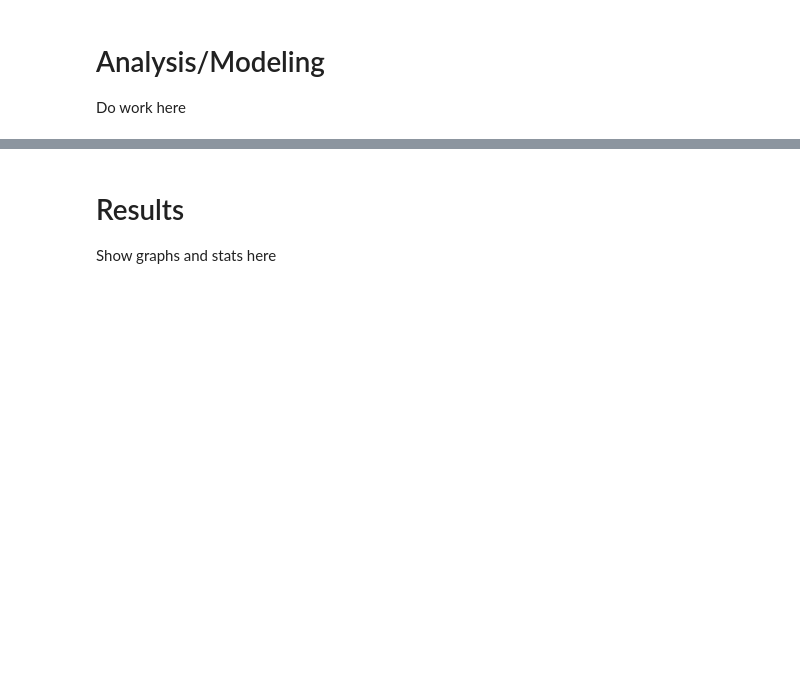
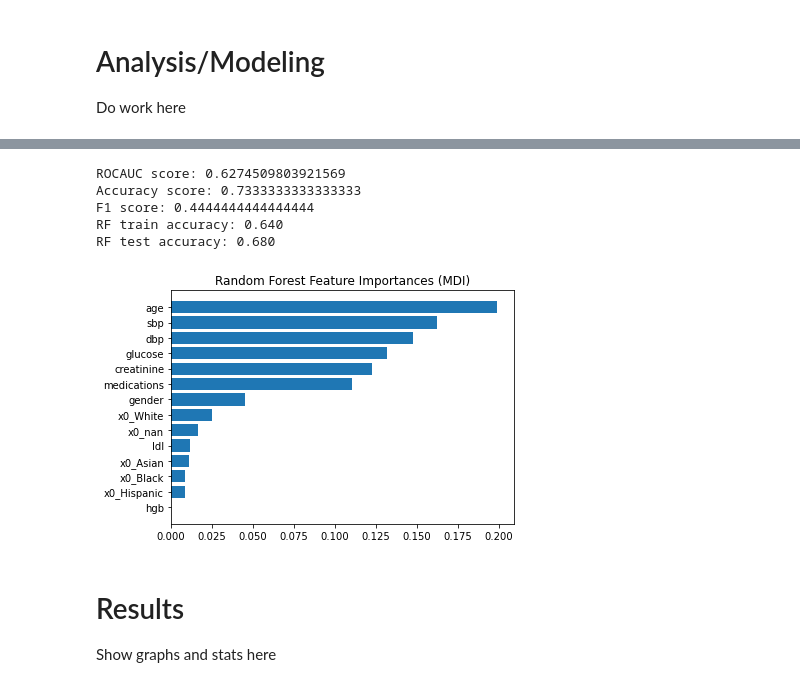
Before and after one commit to choikwun/ckd_assignment, a Jupyter notebook: ckd.ipynb, the cells around one changed output, grey strips where cells are left out. Saved outputs shown, nothing was run; the diff lists cells and outputs as text; code cells hidden in the pictures; blank space fills up the shorter version.

Commit message:
add random forest classifier and feature importances and presentation

```diff
--- a/ckd.ipynb
+++ b/ckd.ipynb
@@ -157,6 +222,8 @@ enc2.get_feature_names()
 # %%
+# Removing original race independent variable and replacing it with one hot encoding array
 data_array_final = np.delete(data_array, -3, 1)
 data_array_final = np.insert(data_array_final, [-2], race, 1)
-data_array_final
+# Removing ID from array
+data_array_final = data_array_final[:, 1:]
 # %%
 data_array_final
@@ -260,3 +387,50 @@ Do work here
+# %%
+# load library
+from sklearn.ensemble import RandomForestClassifier
+from sklearn.metrics import roc_auc_score, accuracy_score, f1_score
+
+rfc = RandomForestClassifier()
+
+# fit the predictor and target
+rfc.fit(X_train_scaled, y_train)
+
+# predict
+rfc_predict = rfc.predict(X_test_scaled)  # check performance
+print('ROCAUC score:', roc_auc_score(y_test, rfc_predict))
+print('Accuracy score:', accuracy_score(y_test, rfc_predict))
+print('F1 score:', f1_score(y_test, rfc_predict))  # load library
+
+print("RF train accuracy: %0.3f" % rfc.score(X_train, y_train))
+print("RF test accuracy: %0.3f" % rfc.score(X_test, y_test))
+# %% [output]
+ROCAUC score: 0.6274509803921569
+Accuracy score: 0.7333333333333333
+F1 score: 0.4444444444444444
+RF train accuracy: 0.640
+RF test accuracy: 0.680
+# %%
+from sklearn.inspection import permutation_importance
+
+# ohe = (rfc.named_steps['preprocess']
+#         .named_transformers_['cat'])
+#feature_names = ohe.get_feature_names(input_features=categorical_columns)
+#feature_names = np.r_[col_names]
+col_names = np.array(col_names)
+tree_feature_importances = (
+    rfc.feature_importances_)
+sorted_idx = tree_feature_importances.argsort()
+
+y_ticks = np.arange(0, len(col_names))
+fig, ax = plt.subplots()
+ax.barh(y_ticks, tree_feature_importances[sorted_idx])
+ax.set_yticks(y_ticks)
+ax.set_yticklabels(col_names[sorted_idx])
+ax.set_title("Random Forest Feature Importances (MDI)")
+
+fig.tight_layout()
+plt.show()
+# %% [output]
+[figure, added]
 # %% [markdown]
 # Results
 Show graphs and stats here
```
Also changed, not shown: parts of 22 cells of this notebook, 2 other files.
